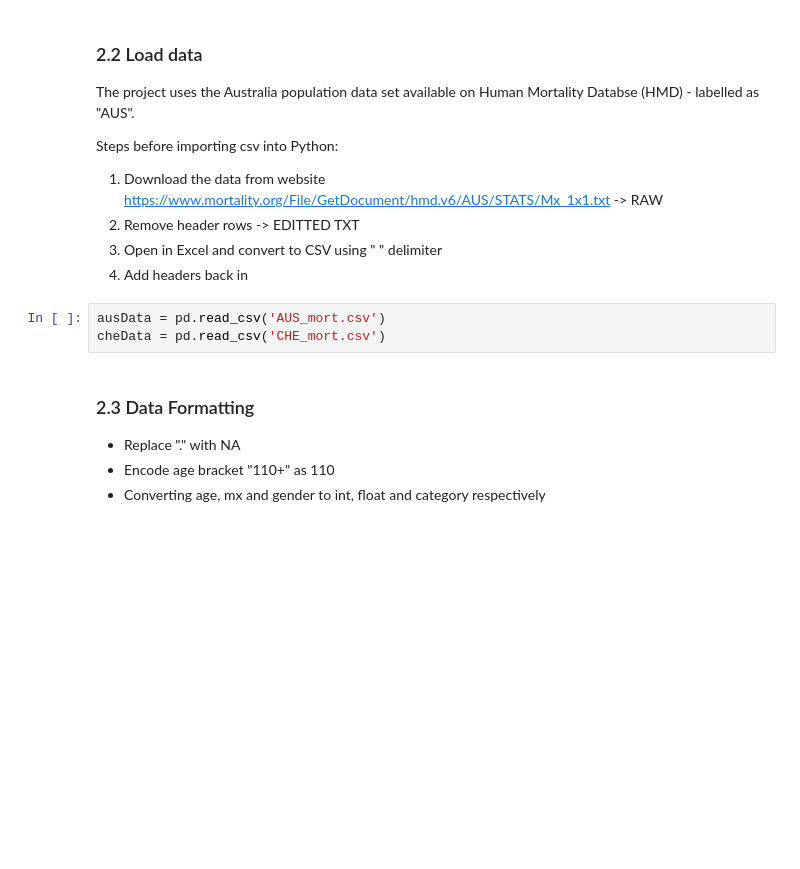
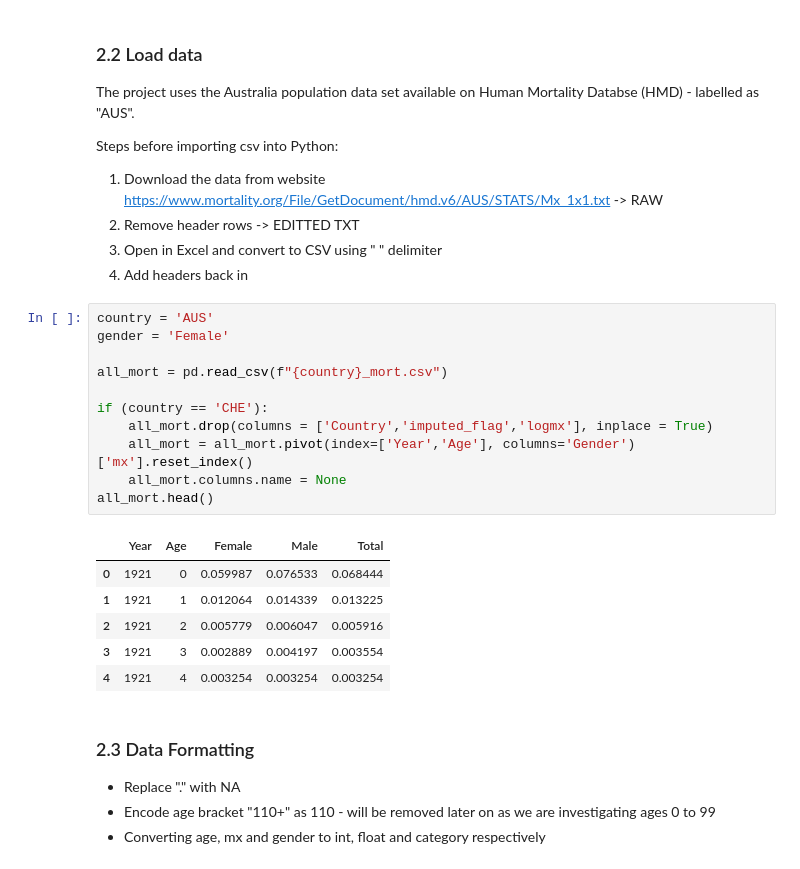
Before and after one commit to kchu1711/actl3143, a Jupyter notebook: assignment/assignment.ipynb, the cells around one changed output. Cells and saved outputs as stored; diff of their text form; blank space fills up the shorter version.

```diff
--- a/assignment/assignment.ipynb
+++ b/assignment/assignment.ipynb
@@ -37,12 +43,27 @@ Steps before importing csv into Python:
 2. Remove header rows -> EDITTED TXT
 3. Open in Excel and convert to CSV using " " delimiter
 4. Add headers back in
-# %%
-ausData = pd.read_csv('AUS_mort.csv')
-cheData = pd.read_csv('CHE_mort.csv')
+# %%
+country = 'AUS'
+gender = 'Female'
+
+all_mort = pd.read_csv(f"{country}_mort.csv")
+
+if (country == 'CHE'):
+    all_mort.drop(columns = ['Country','imputed_flag','logmx'], inplace = True)
+    all_mort = all_mort.pivot(index=['Year','Age'], columns='Gender')['mx'].reset_index()
+    all_mort.columns.name = None
+all_mort.head()
+# %% [output]
+|  | Year | Age | Female | Male | Total |
+| 0 | 1921 | 0 | 0.059987 | 0.076533 | 0.068444 |
+| 1 | 1921 | 1 | 0.012064 | 0.014339 | 0.013225 |
+| 2 | 1921 | 2 | 0.005779 | 0.006047 | 0.005916 |
+| 3 | 1921 | 3 | 0.002889 | 0.004197 | 0.003554 |
+| 4 | 1921 | 4 | 0.003254 | 0.003254 | 0.003254 |
 # %% [markdown]
 ### 2.3 Data Formatting
 - Replace "." with NA
-- Encode age bracket "110+" as 110
+- Encode age bracket "110+" as 110 - will be removed later on as we are investigating ages 0 to 99
 - Converting age, mx and gender to int, float and category respectively
 # %%
```
Also changed, not shown: parts of 24 cells of this notebook.
